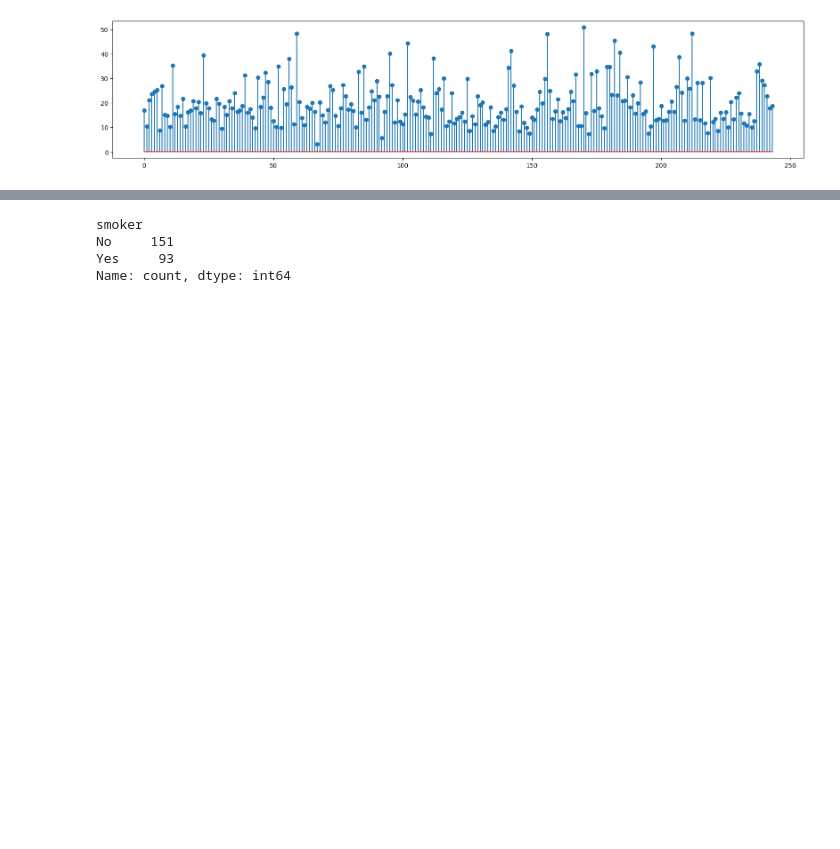
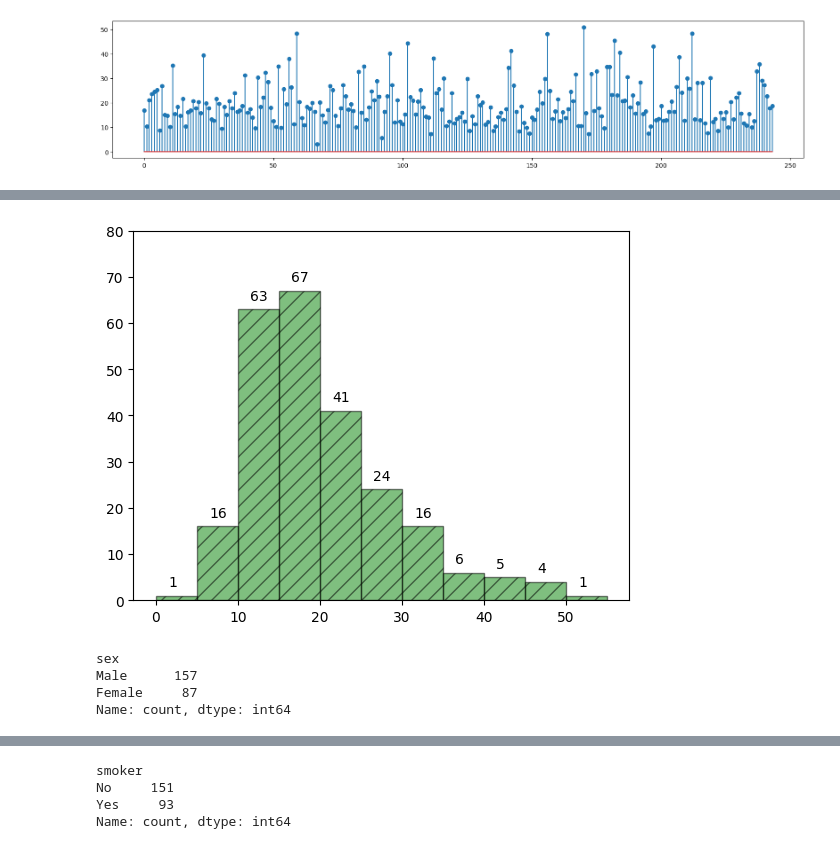
Before and after one commit to Ankidec/Data-Analysis, a Jupyter notebook: visulization.ipynb, the cells around one changed output, grey strips where cells are left out. Cells and saved outputs as stored; diff of their text form; code cells hidden in the pictures; blank space fills up the shorter version.

```diff
--- a/visulization.ipynb
+++ b/visulization.ipynb
@@ -167,0 +173,21 @@ plt.hist('total_bill',data=tips,)
+# %%
+# histogram
+h = plt.hist('total_bill', data=tips, bins=range(0,60,5),
+         color='green', edgecolor='black', alpha=.5, hatch='//')
+for i in range(len(h[0])):
+    x = h[1][i]+1.5
+    y = h[0][i]+2
+    s = str(int(h[0][i]))
+    plt.text(x, y, s)
+plt.ylim(0,80)
+plt.show()
+# %% [output]
+[figure, added]
+# %%
+gender_count = tips.sex.value_counts()
+gender_count
+# %% [output]
+sex
+Male      157
+Female     87
+Name: count, dtype: int64
```
Also changed, not shown: parts of 7 cells of this notebook.
